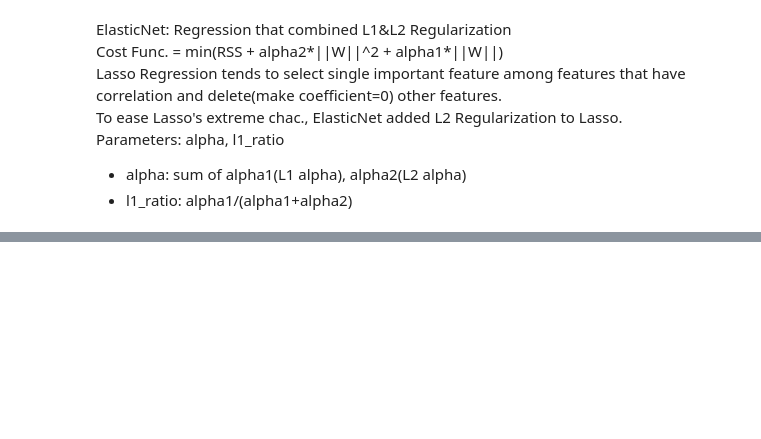
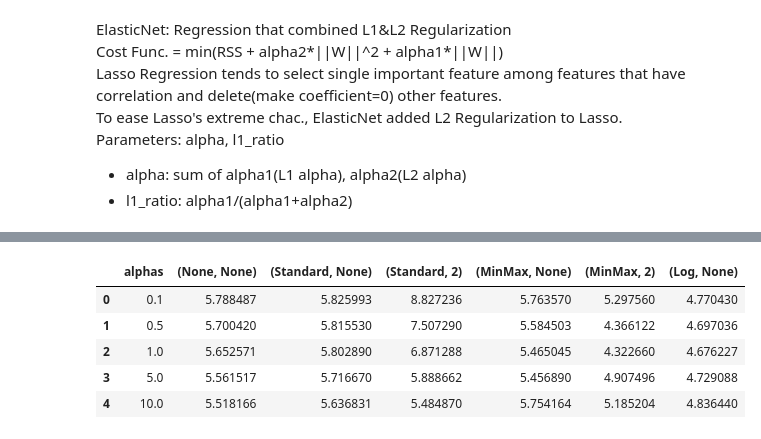
Before and after one commit to Yubin-Hong/python_machine_learning_guide, a Jupyter notebook: 5-6_RegluarizationLinearModel_Ridge&Lasso&ElasticNet.ipynb, the cells around one changed output, grey strips where cells are left out. Cells and saved outputs as stored; diff of their text form; code cells hidden in the pictures; blank space fills up the shorter version.

```diff
--- a/5-6_RegluarizationLinearModel_Ridge&Lasso&ElasticNet.ipynb
+++ b/5-6_RegluarizationLinearModel_Ridge&Lasso&ElasticNet.ipynb
@@ -215,0 +252,35 @@ coeff_elastic_df.sort_values(by=sort_column, ascending=False)
+# %%
+def get_linear_reg_eval(model_name, alphas=None, X_features=None, y_target=None, verbose=True):
+    rmse_list = []
+    if verbose : print('####### ', model_name , '#######')
+    for pos, alpha in enumerate(alphas):
+        if model_name =='Ridge':
+            model = Ridge(alpha=alpha)
+        elif model_name =='Lasso':
+            model = Lasso(alpha=alpha)
+        elif model_name =='ElasticNet':
+            model = ElasticNet(alpha=alpha, l1_ratio=0.7)
+        neg_mse_scores = cross_val_score(model, X_features, y_target, scoring="neg_mean_squared_error", cv = 5)
+        avg_rmse = np.mean(np.sqrt(-1 * neg_mse_scores))
+        rmse_list.append(avg_rmse)
+    rmse_series = pd.Series(rmse_list)
+    return rmse_series
+# %%
+alphas = [0.1, 0.5, 1, 5, 10]
+scale_methods=[(None, None), ('Standard', None), ('Standard', 2),
+               ('MinMax', None), ('MinMax', 2), ('Log', None)]
+rmse_df = pd.DataFrame()
+for scale_method in scale_methods:
+    X_features_scaled = get_scaled_data(method=scale_method[0], p_degree=scale_method[1],
+                                        input_data=X_features)
+    rmse_df[scale_method] = get_linear_reg_eval('Ridge', alphas=alphas, X_features=X_features_scaled,
+                                              y_target=y_target, verbose=False)
+rmse_df.insert(loc=0, column='alphas', value=alphas)
+rmse_df
+# %% [output]
+|  | alphas | (None, None) | (Standard, None) | (Standard, 2) | (MinMax, None) | (MinMax, 2) | (Log, None) |
+| 0 | 0.1 | 5.788487 | 5.825993 | 8.827236 | 5.763570 | 5.297560 | 4.770430 |
+| 1 | 0.5 | 5.700420 | 5.815530 | 7.507290 | 5.584503 | 4.366122 | 4.697036 |
+| 2 | 1.0 | 5.652571 | 5.802890 | 6.871288 | 5.465045 | 4.322660 | 4.676227 |
+| 3 | 5.0 | 5.561517 | 5.716670 | 5.888662 | 5.456890 | 4.907496 | 4.729088 |
+| 4 | 10.0 | 5.518166 | 5.636831 | 5.484870 | 5.754164 | 5.185204 | 4.836440 |
```
Also changed, not shown: parts of 9 cells of this notebook.
